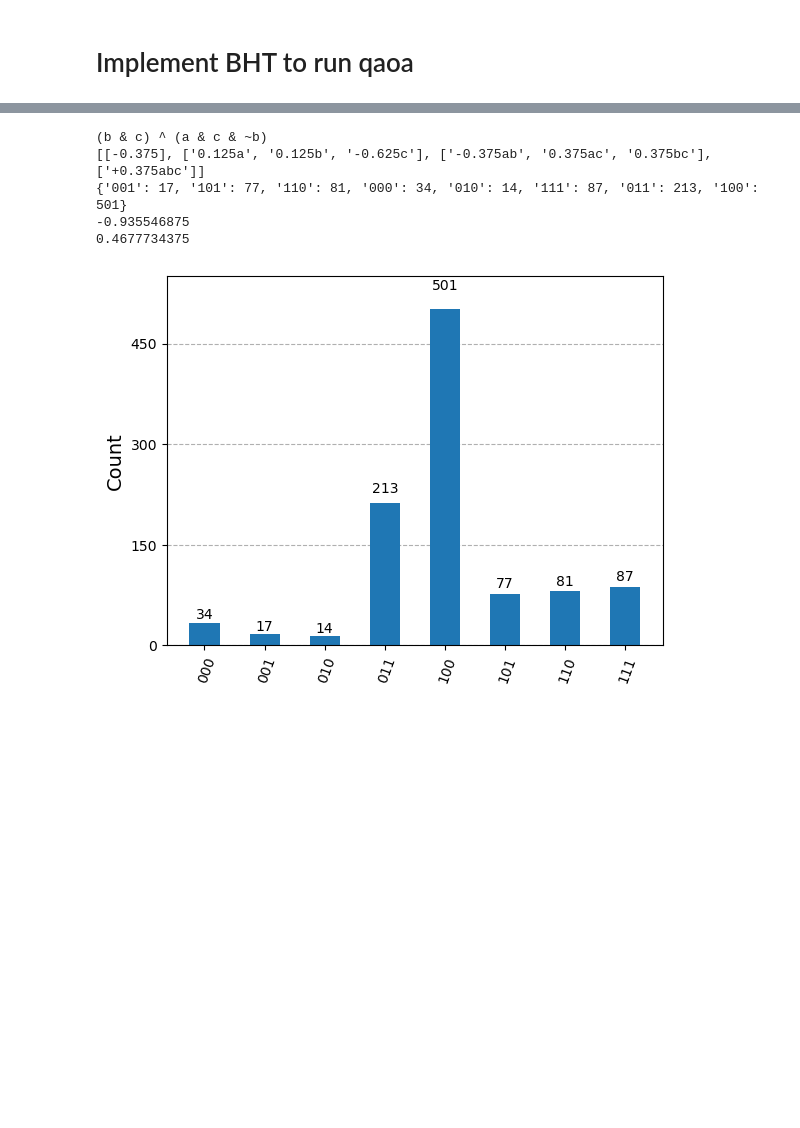
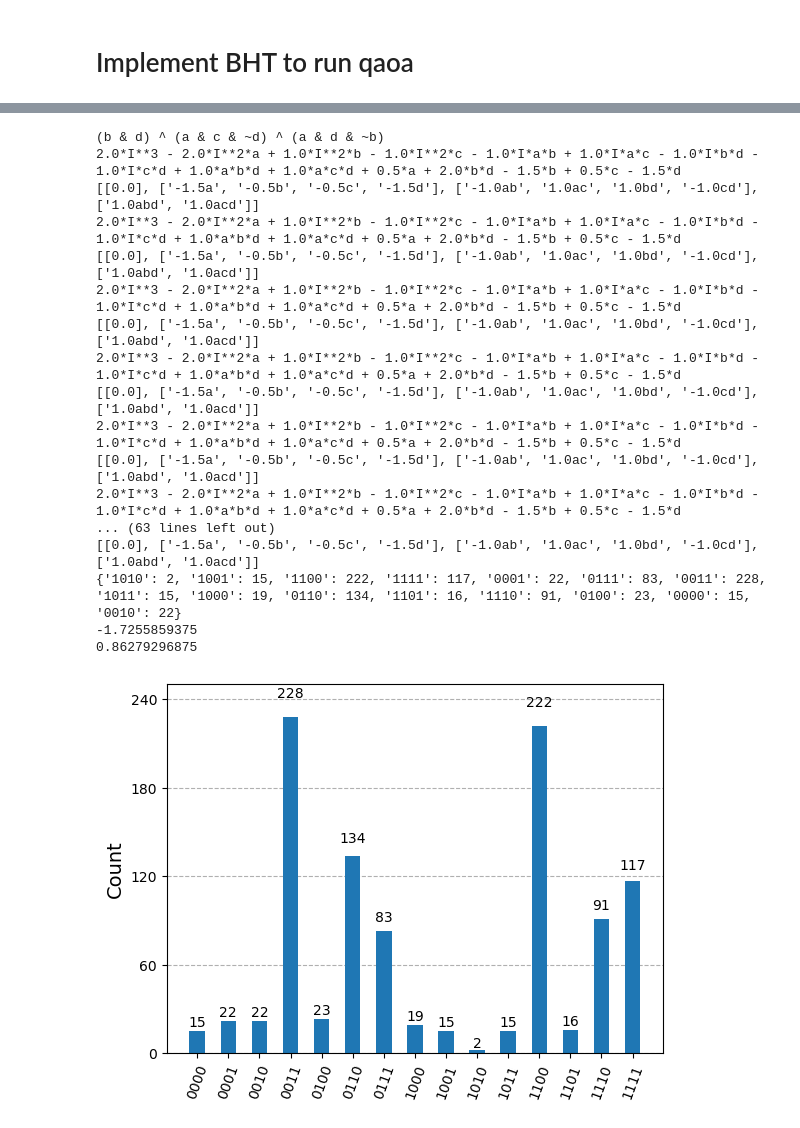
Before and after one commit to mxttbrunet/ESOP-QAOA-REPOSITORY, a Jupyter notebook: ESOP_Alt.ipynb, the cells around one changed output, grey strips where cells are left out. Cells and saved outputs as stored; diff of their text form; code cells hidden in the pictures; blank space fills up the shorter version.

Commit message:
updated but not cleaned

```diff
--- a/ESOP_Alt.ipynb
+++ b/ESOP_Alt.ipynb
@@ -289,16 +289,17 @@ QiskitError: 'Invalid input data format for Operator'
 from oracle import GraphGenerator, BooleanInstance
 import sympy as sp
 import numpy as np
+from scipy.optimize import minimize
 from qiskit.circuit.library import PauliEvolutionGate
 from qiskit.quantum_info import Pauli
-from sympy_esop_to_qcirc_t import ESOPQuantumCircuit   #casual imports yknow
+ #casual imports yknow
 from qiskit import QuantumCircuit, transpile
 from qiskit.quantum_info import Operator
 from qiskit.visualization import plot_histogram
 from qiskit.transpiler.preset_passmanagers import generate_preset_pass_manager
 import qiskit_aer as Aer
 #from networkx_to_feasible_sols import *
-from oracle_and_gm_qaoa import *
+
 from sympy.abc import a,b,c,d,e,f,g,h,i,j,k,l,m,n,o,p,q,r,s
 symbolsAvail = [a,b,c,d,e,f,g,h,i,j,k,l,m,n,o,p,q,r,s]
 #t = {'a': a, 'b': b, 'c': c, 'd': d, 'e': e, 'f': f, 'g': g, 'h': h, 'i': i, 'j': j, 'k': k, 'l': l, 'm': m, 'n':n, 'o':o,'p':p,'q':q,'r':r,'s':s}
@@ -356,11 +357,11 @@ def ESOPtoQAOA(params,pval,graph,esop): #uses BHT method for converting ESOP to
     for term in Hgs:
         Hc+=term
         #Hc*= -1
-    Hc*=-3
+    Hc*=-8  ##changed to 2 * v
     for node in graph.nodes():
         Hc-=(1/2)*(sp.Symbol("I")) - (1/2)*symbolsAvail[node]
     Hc = str(sp.expand(Hc))     ##add these components up to sum for Hc
-    #print(Hc)
+    print(Hc)
 
     """"
     its great up to here, where Hc is formed. However, one might notice that the format of Hc is a bit horrendous, and the MCZ Polynomials grow 2^n
@@ -478,7 +479,7 @@ def ESOPtoQAOA(params,pval,graph,esop): #uses BHT method for converting ESOP to
 
 
     #cleanUpBins[0].append(Hc)
-    #print(cleanUpBins)
+    print(cleanUpBins)
     return cleanUpBins
 
 
@@ -523,7 +524,7 @@ def MISobj(strSol, graph):
     q = 0
     for edge in graph.edges():
         if(int(strSol[edge[0]]) and int(strSol[edge[1]])):
-            q = strSol.count('1')
+            q+= 1
     return obj+q
 
 def compExp(counts, graph):
@@ -550,11 +551,11 @@ def get_expect(graph, pList, pvalue, ESOP):
 
 
 
-numNodes = 3
+numNodes = 4
 generator = GraphGenerator()
 graphingArray = generator.createKgraphs(numNodes)
 
-graphNum = 0  #arbitrary graph chosen
+graphNum = 1  #arbitrary graph chosen
 testGraph =graphingArray[graphNum]
 generator.chooseGraph(graphNum)
 generator.printGraph()
@@ -587,6 +588,18 @@ plot_histogram(countsFinal)
-(b & c) ^ (a & c & ~b)
-[[-0.375], ['0.125a', '0.125b', '-0.625c'], ['-0.375ab', '0.375ac', '0.375bc'], ['+0.375abc']]
-{'001': 17, '101': 77, '110': 81, '000': 34, '010': 14, '111': 87, '011': 213, '100': 501}
--0.935546875
-0.4677734375
+(b & d) ^ (a & c & ~d) ^ (a & d & ~b)
+2.0*I**3 - 2.0*I**2*a + 1.0*I**2*b - 1.0*I**2*c - 1.0*I*a*b + 1.0*I*a*c - 1.0*I*b*d - 1.0*I*c*d + 1.0*a*b*d + 1.0*a*c*d + 0.5*a + 2.0*b*d - 1.5*b + 0.5*c - 1.5*d
+[[0.0], ['-1.5a', '-0.5b', '-0.5c', '-1.5d'], ['-1.0ab', '1.0ac', '1.0bd', '-1.0cd'], ['1.0abd', '1.0acd']]
+2.0*I**3 - 2.0*I**2*a + 1.0*I**2*b - 1.0*I**2*c - 1.0*I*a*b + 1.0*I*a*c - 1.0*I*b*d - 1.0*I*c*d + 1.0*a*b*d + 1.0*a*c*d + 0.5*a + 2.0*b*d - 1.5*b + 0.5*c - 1.5*d
+[[0.0], ['-1.5a', '-0.5b', '-0.5c', '-1.5d'], ['-1.0ab', '1.0ac', '1.0bd', '-1.0cd'], ['1.0abd', '1.0acd']]
+2.0*I**3 - 2.0*I**2*a + 1.0*I**2*b - 1.0*I**2*c - 1.0*I*a*b + 1.0*I*a*c - 1.0*I*b*d - 1.0*I*c*d + 1.0*a*b*d + 1.0*a*c*d + 0.5*a + 2.0*b*d - 1.5*b + 0.5*c - 1.5*d
+[[0.0], ['-1.5a', '-0.5b', '-0.5c', '-1.5d'], ['-1.0ab', '1.0ac', '1.0bd', '-1.0cd'], ['1.0abd', '1.0acd']]
+2.0*I**3 - 2.0*I**2*a + 1.0*I**2*b - 1.0*I**2*c - 1.0*I*a*b + 1.0*I*a*c - 1.0*I*b*d - 1.0*I*c*d + 1.0*a*b*d + 1.0*a*c*d + 0.5*a + 2.0*b*d - 1.5*b + 0.5*c - 1.5*d
+[[0.0], ['-1.5a', '-0.5b', '-0.5c', '-1.5d'], ['-1.0ab', '1.0ac', '1.0bd', '-1.0cd'], ['1.0abd', '1.0acd']]
+2.0*I**3 - 2.0*I**2*a + 1.0*I**2*b - 1.0*I**2*c - 1.0*I*a*b + 1.0*I*a*c - 1.0*I*b*d - 1.0*I*c*d + 1.0*a*b*d + 1.0*a*c*d + 0.5*a + 2.0*b*d - 1.5*b + 0.5*c - 1.5*d
+[[0.0], ['-1.5a', '-0.5b', '-0.5c', '-1.5d'], ['-1.0ab', '1.0ac', '1.0bd', '-1.0cd'], ['1.0abd', '1.0acd']]
+2.0*I**3 - 2.0*I**2*a + 1.0*I**2*b - 1.0*I**2*c - 1.0*I*a*b + 1.0*I*a*c - 1.0*I*b*d - 1.0*I*c*d + 1.0*a*b*d + 1.0*a*c*d + 0.5*a + 2.0*b*d - 1.5*b + 0.5*c - 1.5*d
+... (63 lines left out)
+[[0.0], ['-1.5a', '-0.5b', '-0.5c', '-1.5d'], ['-1.0ab', '1.0ac', '1.0bd', '-1.0cd'], ['1.0abd', '1.0acd']]
+{'1010': 2, '1001': 15, '1100': 222, '1111': 117, '0001': 22, '0111': 83, '0011': 228, '1011': 15, '1000': 19, '0110': 134, '1101': 16, '1110': 91, '0100': 23, '0000': 15, '0010': 22}
+-1.7255859375
+0.86279296875
-[figure, old version]
+[figure, new version]
```
Also changed, not shown: parts of 1 cell of this notebook, 11 other files.
